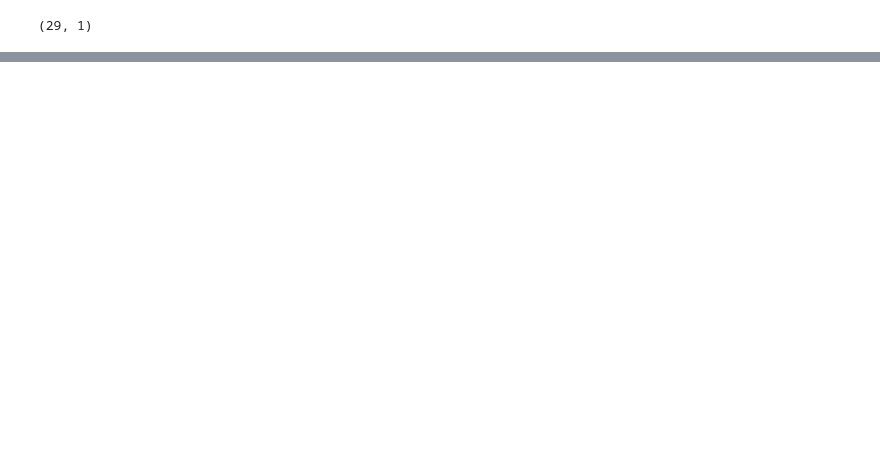
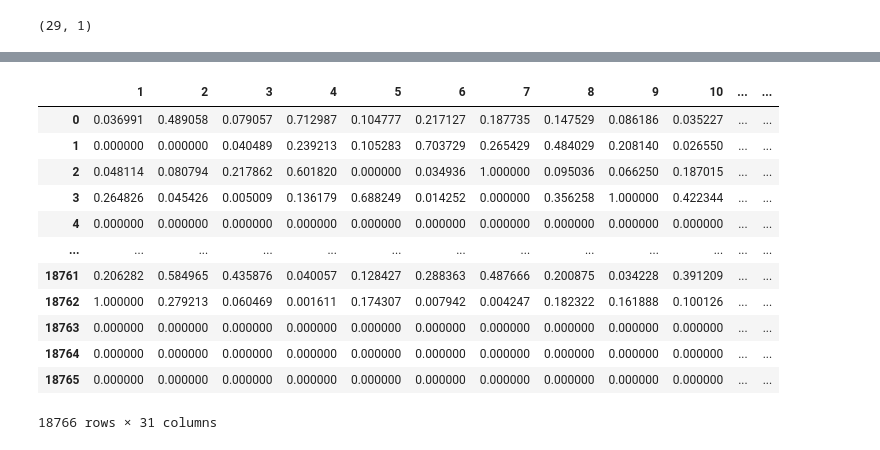
Before and after one commit to caglanakpinar/clv_prediction, a Jupyter notebook: customer_next_transaction_value_1d_cnn_time_series_implementation.ipynb, the cells around one changed output, grey strips where cells are left out. Cells and saved outputs as stored; diff of their text form; code cells hidden in the pictures; blank space fills up the shorter version.

```diff
--- a/customer_next_transaction_value_1d_cnn_time_series_implementation.ipynb
+++ b/customer_next_transaction_value_1d_cnn_time_series_implementation.ipynb
@@ -473,0 +387,16 @@ prediction_df.to_csv("monetary_value_for_clv_calculation.csv")
+# %%
+prediction_data
+# %% [output]
+|  | 1 | 2 | 3 | 4 | 5 | 6 | 7 | 8 | 9 | 10 | ... | ... |
+| 0 | 0.036991 | 0.489058 | 0.079057 | 0.712987 | 0.104777 | 0.217127 | 0.187735 | 0.147529 | 0.086186 | 0.035227 | ... | ... |
+| 1 | 0.000000 | 0.000000 | 0.040489 | 0.239213 | 0.105283 | 0.703729 | 0.265429 | 0.484029 | 0.208140 | 0.026550 | ... | ... |
+| 2 | 0.048114 | 0.080794 | 0.217862 | 0.601820 | 0.000000 | 0.034936 | 1.000000 | 0.095036 | 0.066250 | 0.187015 | ... | ... |
+| 3 | 0.264826 | 0.045426 | 0.005009 | 0.136179 | 0.688249 | 0.014252 | 0.000000 | 0.356258 | 1.000000 | 0.422344 | ... | ... |
+| 4 | 0.000000 | 0.000000 | 0.000000 | 0.000000 | 0.000000 | 0.000000 | 0.000000 | 0.000000 | 0.000000 | 0.000000 | ... | ... |
+| ... | ... | ... | ... | ... | ... | ... | ... | ... | ... | ... | ... | ... |
+| 18761 | 0.206282 | 0.584965 | 0.435876 | 0.040057 | 0.128427 | 0.288363 | 0.487666 | 0.200875 | 0.034228 | 0.391209 | ... | ... |
+| 18762 | 1.000000 | 0.279213 | 0.060469 | 0.001611 | 0.174307 | 0.007942 | 0.004247 | 0.182322 | 0.161888 | 0.100126 | ... | ... |
+| 18763 | 0.000000 | 0.000000 | 0.000000 | 0.000000 | 0.000000 | 0.000000 | 0.000000 | 0.000000 | 0.000000 | 0.000000 | ... | ... |
+| 18764 | 0.000000 | 0.000000 | 0.000000 | 0.000000 | 0.000000 | 0.000000 | 0.000000 | 0.000000 | 0.000000 | 0.000000 | ... | ... |
+| 18765 | 0.000000 | 0.000000 | 0.000000 | 0.000000 | 0.000000 | 0.000000 | 0.000000 | 0.000000 | 0.000000 | 0.000000 | ... | ... |
+18766 rows × 31 columns
```
Also changed, not shown: parts of 61 cells of this notebook, 4 other files.
